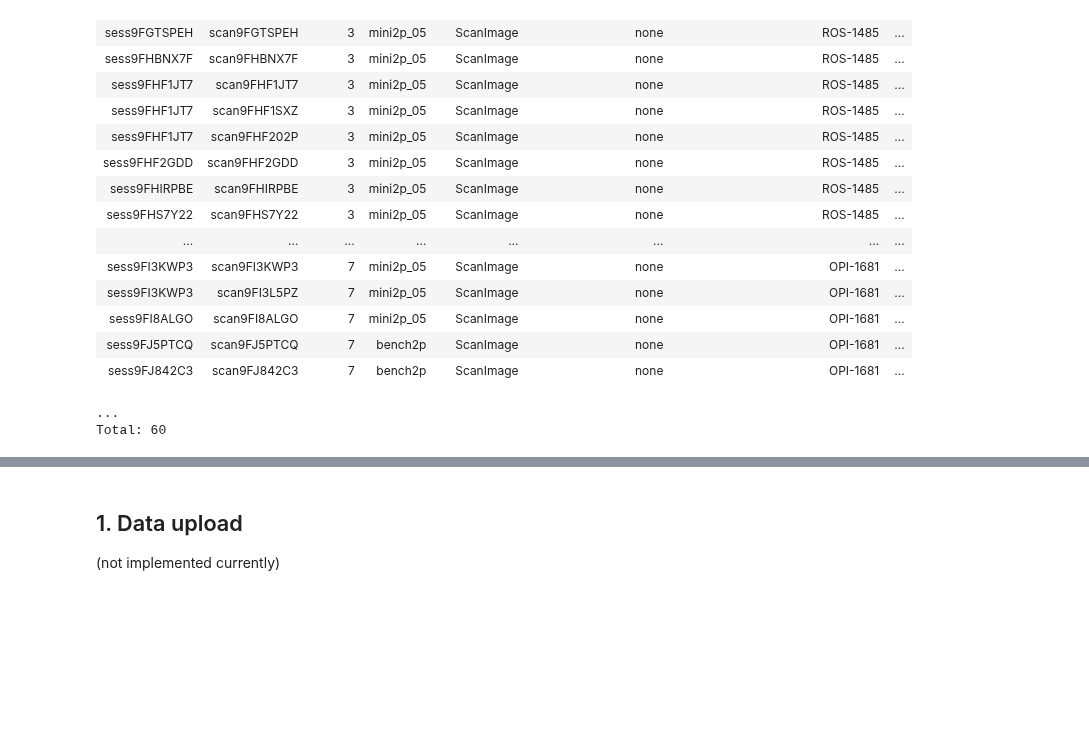
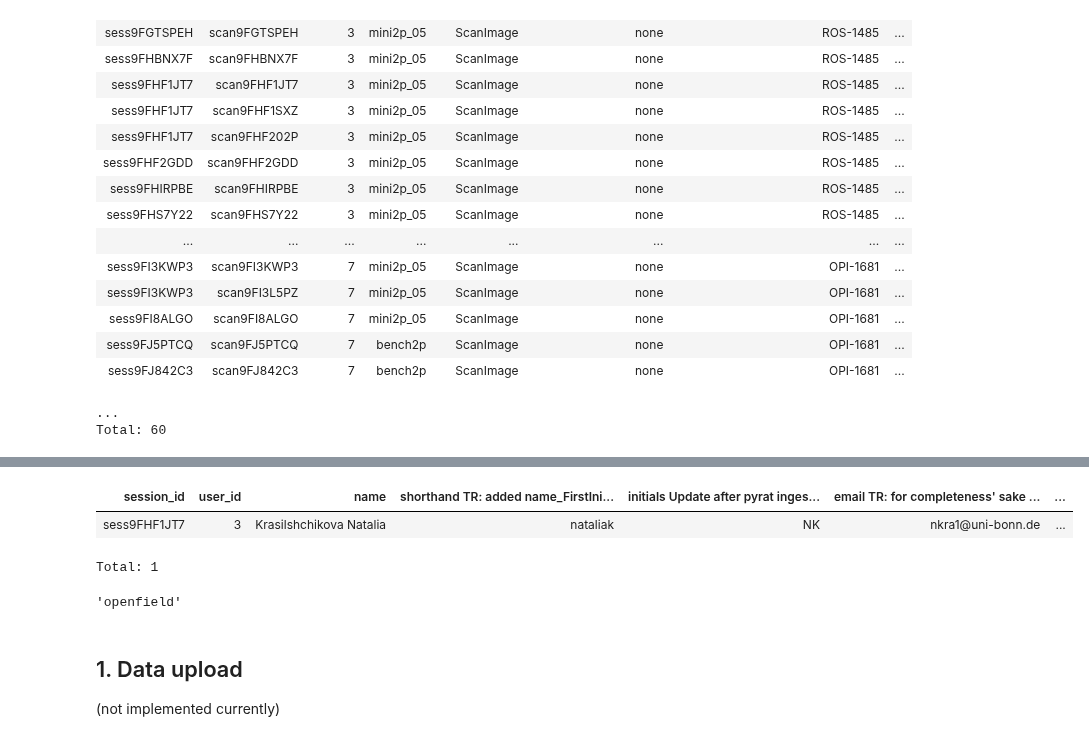
Before and after one commit to Gyepee/adamacs_jisooj, a Jupyter notebook: notebooks/10_troselab_workflow.ipynb, the cells around one changed output, grey strips where cells are left out. Cells and saved outputs as stored; diff of their text form; code cells hidden in the pictures; blank space fills up the shorter version.

Commit message:
addad BonnBrain testbed 66

```diff
--- a/notebooks/10_troselab_workflow.ipynb
+++ b/notebooks/10_troselab_workflow.ipynb
@@ -135,3 +145,20 @@ Total: 60
+# %%
+# scansi = "scan9FJ4IJOQ"
+scansi = "scan9FHF1JT7"
+scan_key = (scan.Scan & f'scan_id = "{scansi}"').fetch('KEY')[0]
+sessi = (scan.Scan & f'scan_id = "{scansi}"').fetch('session_id')[0]
+aux_setup_typestr = (scan.ScanInfo() & scan_key).fetch("userfunction_info")[0]
+
+
+session.SessionUser() * subject.User() & scan_key
+# %% [output]
+| session_id | user_id | name | shorthand TR: added name_FirstIni... | initials Update after pyrat inges... | email TR: for completeness' sake ... | ... |
+| sess9FHF1JT7 | 3 | Krasilshchikova Natalia | nataliak | NK | nkra1@uni-bonn.de | ... |
+Total: 1
+# %%
+aux_setup_typestr
+# %% [output]
+'openfield'
 # %%
 # session.Session.drop()
 # scan.Scan.drop()
```
Also changed, not shown: parts of 4 cells of this notebook, 2 other files.
